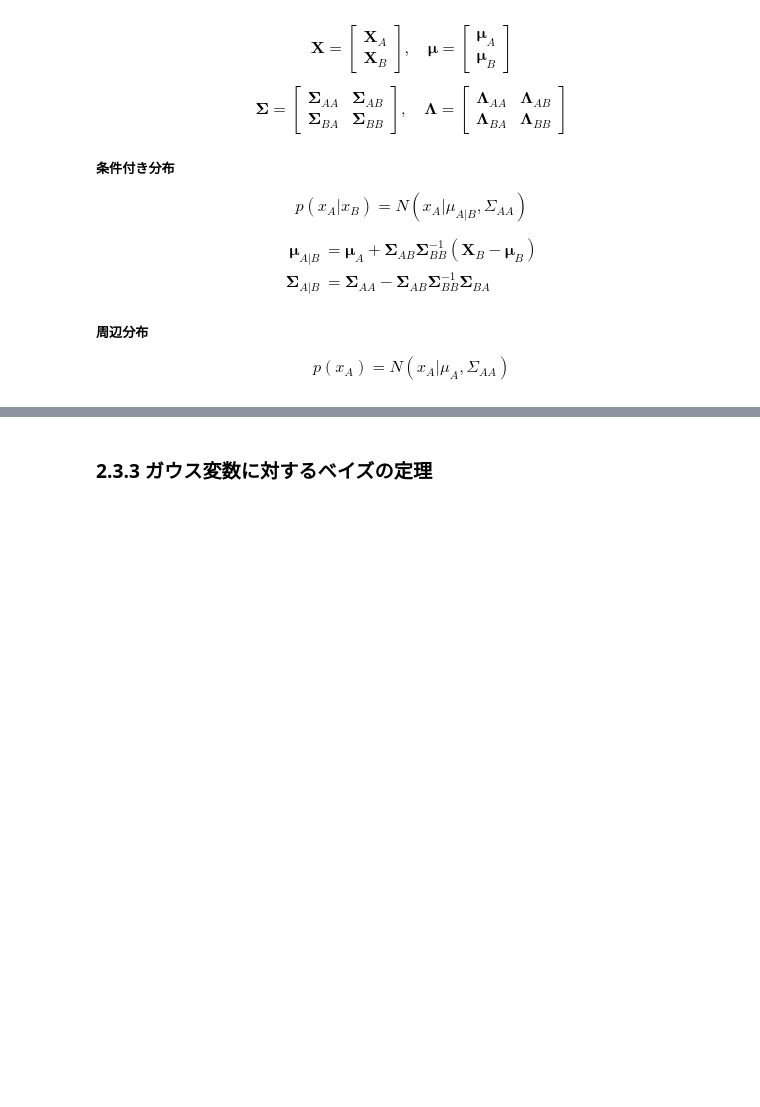
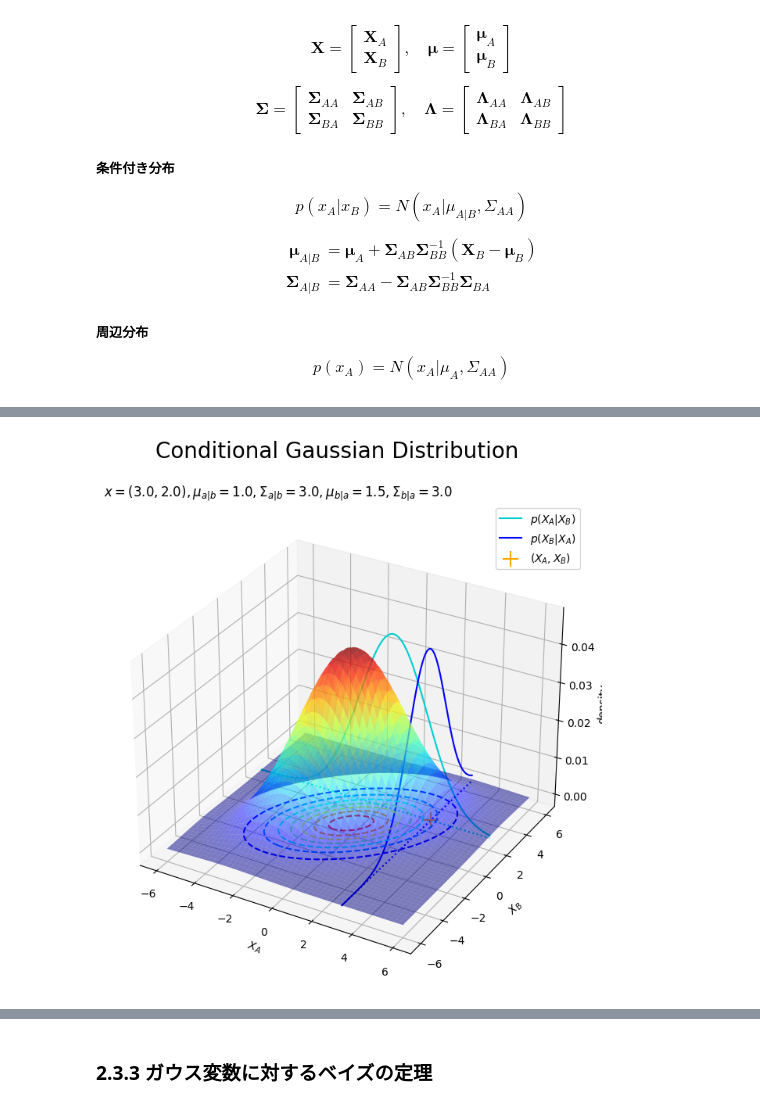
Before and after one commit to arata234/PRML, a Jupyter notebook: cp2_probability_distribution.ipynb, the cells around one changed output, grey strips where cells are left out. Drawn from its saved outputs; the diff is of its cells as text; code cells hidden in the pictures; blank space fills up the shorter version.

```diff
--- a/cp2_probability_distribution.ipynb
+++ b/cp2_probability_distribution.ipynb
@@ -726,0 +739,25 @@ $$
+# %%
+conditional_dens_A = norm.pdf(x=x_A, loc=mean_A_B, scale=np.sqrt(cov_A_B))
+conditional_dens_B = norm.pdf(x=x_B, loc=mean_B_A, scale=np.sqrt(cov_B_A))
+# %%
+fig = plt.figure(figsize=(8, 8))
+ax = fig.add_subplot(projection='3d') # 3D用の設定
+ax.plot_surface(X_A, X_B, joint_dens.reshape(X_dim), cmap='jet', alpha=0.5) # 同時分布:(曲面図)
+ax.contour(X_A, X_B, joint_dens.reshape(X_dim), cmap='jet', linestyles='--', offset=0) # 同時分布:(等高線図)
+ax.plot(x_A, np.repeat(X_d[B], len(x_A)), 0.2*conditional_dens_A, color='darkturquoise', label='$p(X_A | X_B)$') # x1の条件付き分布
+ax.plot(x_A, np.repeat(X_d[B], len(x_A)), np.repeat(0, len(X_A)), color='darkturquoise', linestyle=':') # x1の条件付き分布の補助線
+ax.plot(np.repeat(X_d[A], len(x_B)), x_B, 0.2*conditional_dens_B, color='blue', label='$p(X_B | X_A)$') # x2の条件付き分布
+ax.plot(np.repeat(X_d[A], len(x_B)), x_B, np.repeat(0, len(X_B)), color='blue', linestyle=':') # x2の条件付き分布の補助線
+ax.scatter(X_d[A], X_d[B], color='orange', marker='+', s=200, label='$(X_A, X_B)$') # xの点
+ax.set_xlabel('$X_A$')
+ax.set_ylabel('$X_B$')
+ax.set_zlabel('density')
+ax.set_title('$x=(' + ', '.join([str(x) for x in np.round(X_d, 1)]) + ')' +
+             ', \mu_{a|b}=' + str(np.round(mean_A_B, 1)) + ', \Sigma_{a|b}=' + str(np.round(cov_A_B, 1)) +
+             ', \mu_{b|a}=' + str(np.round(mean_B_A, 1)) + ', \Sigma_{b|a}=' + str(np.round(cov_B_A, 1)) + '$', loc='left')
+fig.suptitle('Conditional Gaussian Distribution', fontsize=20)
+ax.legend()
+#ax.view_init(elev=0, azim=300) # 表示アングル
+plt.show()
+# %% [output]
+[figure, added]
```
Also changed, not shown: parts of 15 cells of this notebook, 2 other files.
